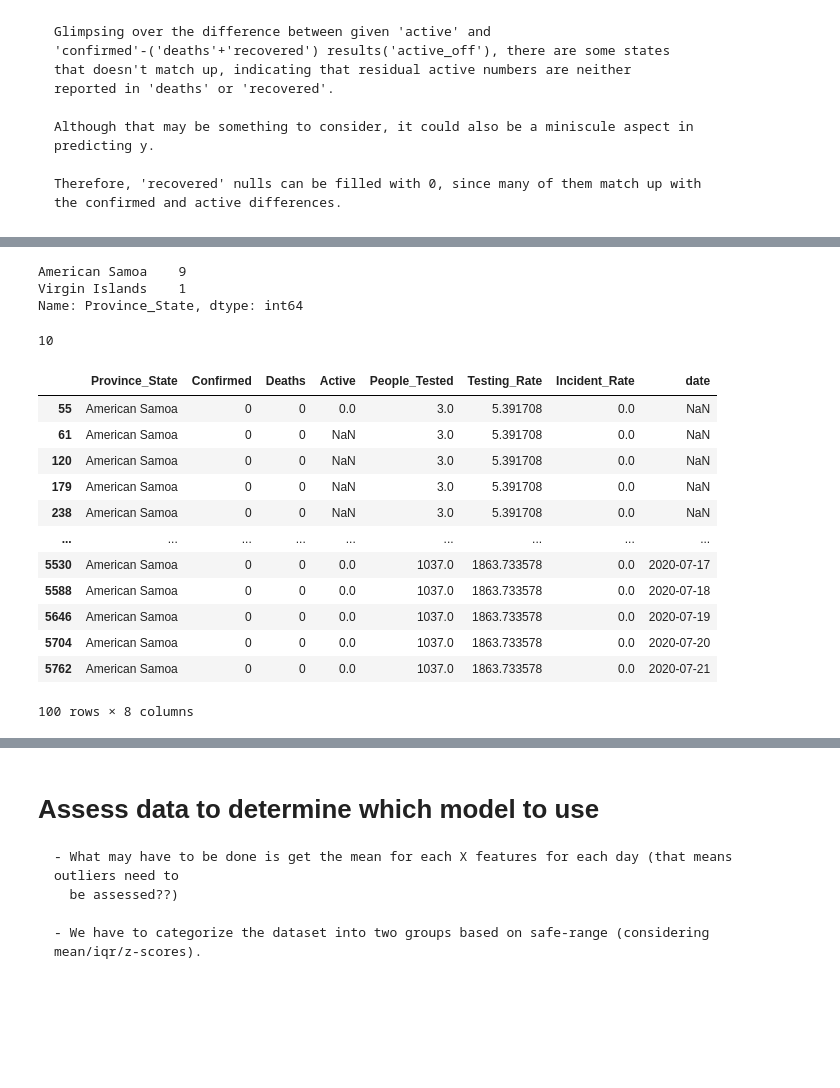
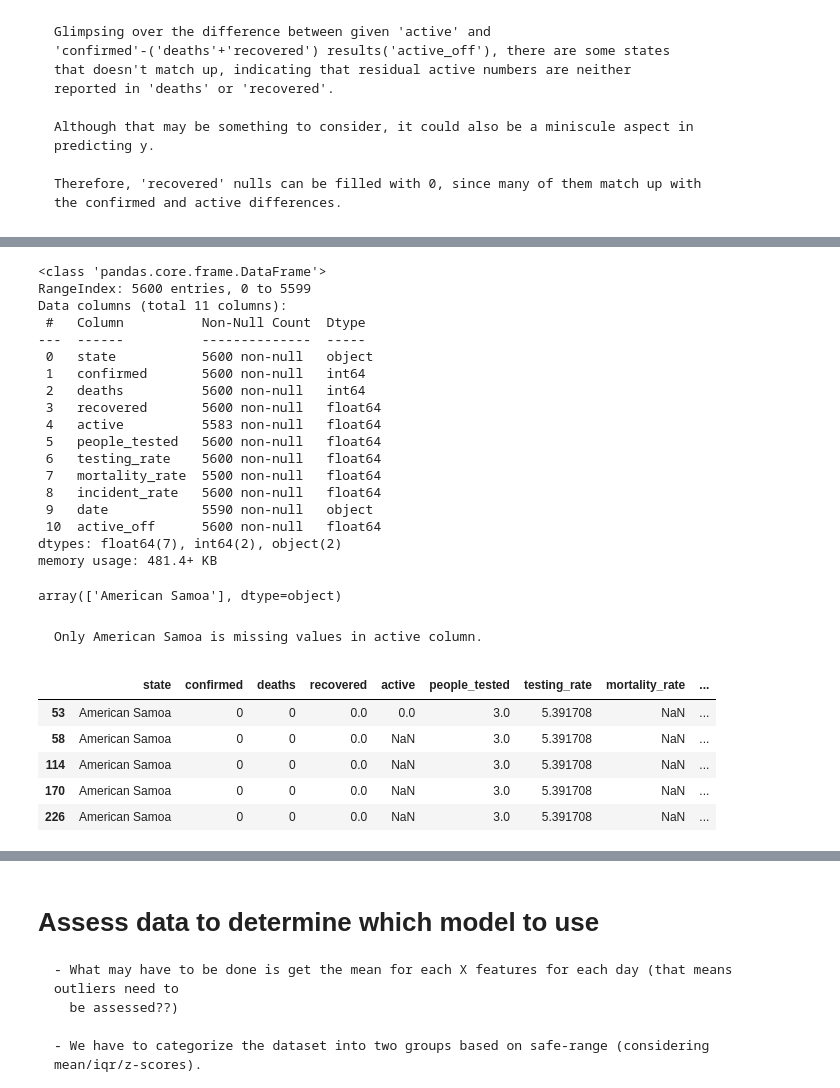
Before and after one commit to jungsNN/covid19-forecast, a Jupyter notebook: rough_draft_2.ipynb, the cells around one changed output, grey strips where cells are left out. Drawn from its saved outputs; the diff is of its cells as text; code cells hidden in the pictures; blank space fills up the shorter version.

Commit message:
completed cleaning data

```diff
--- a/rough_draft_2.ipynb
+++ b/rough_draft_2.ipynb
@@ -374,26 +299,39 @@ memory usage: 393.8+ KB
-# %%
-clean_df.loc[clean_df['date'].isnull()]['Province_State'].value_counts()
-# %% [output]
-American Samoa    9
-Virgin Islands    1
-Name: Province_State, dtype: int64
-# %%
-clean_df['date'].isnull().sum()
-# %% [output]
-10
+# %%
+clean_df = filter_df.copy()
+clean_df['recovered'] = filter_df['recovered'].fillna(0)
+clean_df.info()
+# %% [output]
+<class 'pandas.core.frame.DataFrame'>
+RangeIndex: 5600 entries, 0 to 5599
+Data columns (total 11 columns):
+ #   Column          Non-Null Count  Dtype
+---  ------          --------------  -----
+ 0   state           5600 non-null   object
+ 1   confirmed       5600 non-null   int64
+ 2   deaths          5600 non-null   int64
+ 3   recovered       5600 non-null   float64
+ 4   active          5583 non-null   float64
+ 5   people_tested   5600 non-null   float64
+ 6   testing_rate    5600 non-null   float64
+ 7   mortality_rate  5500 non-null   float64
+ 8   incident_rate   5600 non-null   float64
+ 9   date            5590 non-null   object
+ 10  active_off      5600 non-null   float64
+dtypes: float64(7), int64(2), object(2)
+memory usage: 481.4+ KB
+# %%
+# check 'active' and fill with 0
+clean_df[clean_df['active'].isnull()==True]['state'].unique()
+# %% [output]
+array(['American Samoa'], dtype=object)
+# %% [markdown]
+    Only American Samoa is missing values in active column.
 # %%
-clean_df[clean_df['Province_State'] == 'American Samoa']
+clean_df[clean_df['state']=='American Samoa'].head()
 # %% [output]
-|  | Province_State | Confirmed | Deaths | Active | People_Tested | Testing_Rate | Incident_Rate | date |
-| 55 | American Samoa | 0 | 0 | 0.0 | 3.0 | 5.391708 | 0.0 | NaN |
-| 61 | American Samoa | 0 | 0 | NaN | 3.0 | 5.391708 | 0.0 | NaN |
-| 120 | American Samoa | 0 | 0 | NaN | 3.0 | 5.391708 | 0.0 | NaN |
-| 179 | American Samoa | 0 | 0 | NaN | 3.0 | 5.391708 | 0.0 | NaN |
-| 238 | American Samoa | 0 | 0 | NaN | 3.0 | 5.391708 | 0.0 | NaN |
-| ... | ... | ... | ... | ... | ... | ... | ... | ... |
-| 5530 | American Samoa | 0 | 0 | 0.0 | 1037.0 | 1863.733578 | 0.0 | 2020-07-17 |
-| 5588 | American Samoa | 0 | 0 | 0.0 | 1037.0 | 1863.733578 | 0.0 | 2020-07-18 |
-| 5646 | American Samoa | 0 | 0 | 0.0 | 1037.0 | 1863.733578 | 0.0 | 2020-07-19 |
-| 5704 | American Samoa | 0 | 0 | 0.0 | 1037.0 | 1863.733578 | 0.0 | 2020-07-20 |
-| 5762 | American Samoa | 0 | 0 | 0.0 | 1037.0 | 1863.733578 | 0.0 | 2020-07-21 |
+|  | state | confirmed | deaths | recovered | active | people_tested | testing_rate | mortality_rate | ... |
+| 53 | American Samoa | 0 | 0 | 0.0 | 0.0 | 3.0 | 5.391708 | NaN | ... |
+| 58 | American Samoa | 0 | 0 | 0.0 | NaN | 3.0 | 5.391708 | NaN | ... |
+| 114 | American Samoa | 0 | 0 | 0.0 | NaN | 3.0 | 5.391708 | NaN | ... |
+| 170 | American Samoa | 0 | 0 | 0.0 | NaN | 3.0 | 5.391708 | NaN | ... |
+| 226 | American Samoa | 0 | 0 | 0.0 | NaN | 3.0 | 5.391708 | NaN | ... |
-100 rows × 8 columns
```
Also changed, not shown: parts of 24 cells of this notebook.
